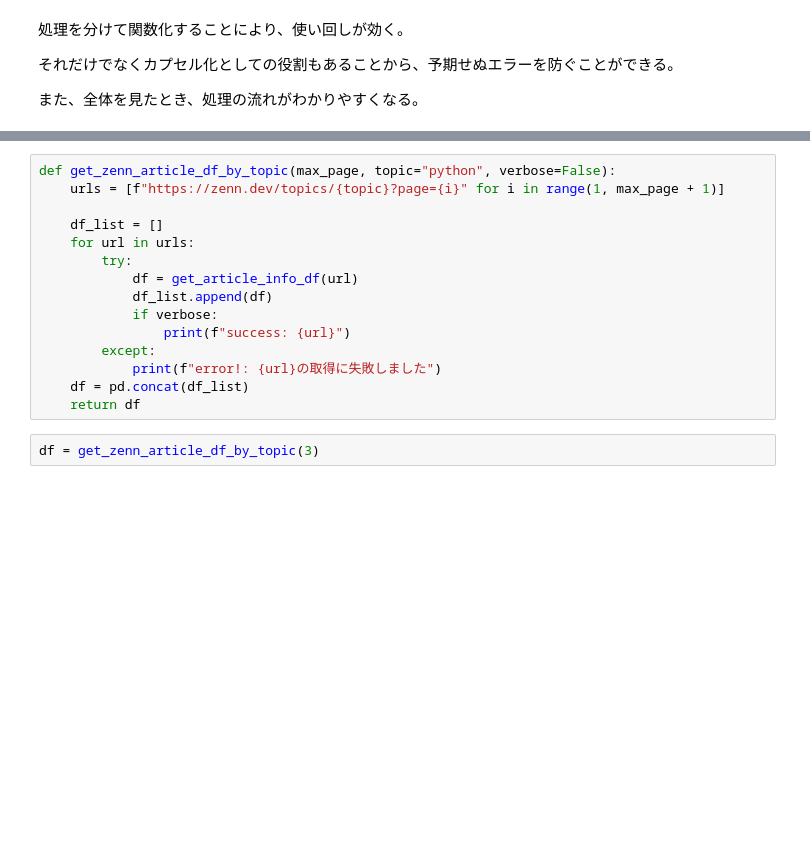
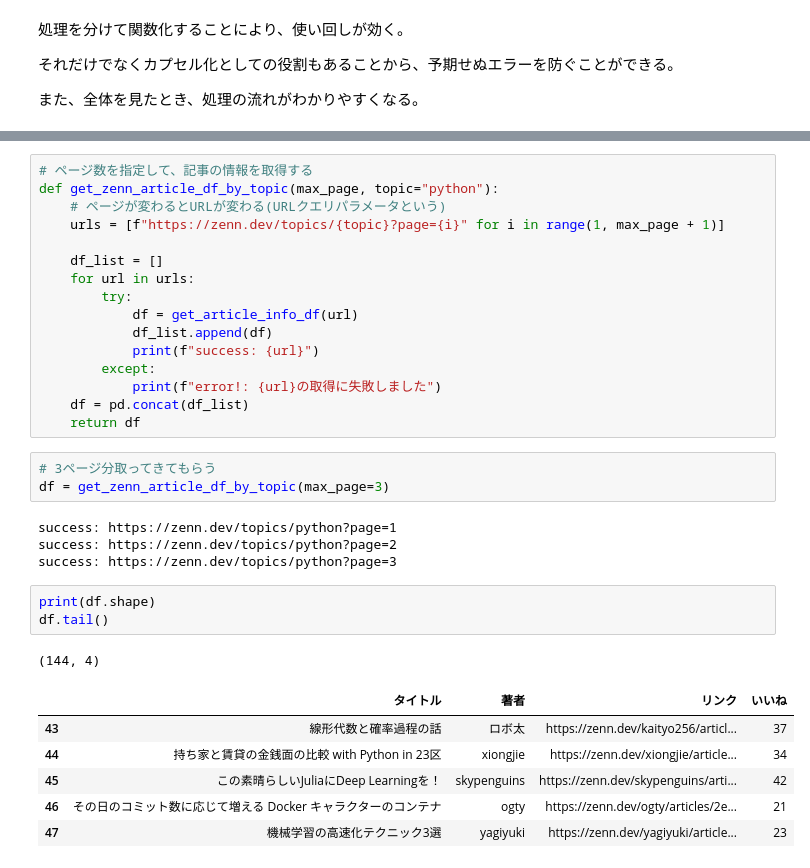
Before and after one commit to nyatinte/dsci_scraping_material, a Jupyter notebook: main.ipynb, the cells around one changed output, grey strips where cells are left out. Cells and saved outputs as stored; diff of their text form; blank space fills up the shorter version.

```diff
--- a/main.ipynb
+++ b/main.ipynb
@@ -119,5 +323,7 @@ def get_article_info_df(url):
 # %%
-def get_zenn_article_df_by_topic(max_page, topic="python", verbose=False):
+# ページ数を指定して、記事の情報を取得する
+def get_zenn_article_df_by_topic(max_page, topic="python"):
+    # ページが変わるとURLが変わる(URLクエリパラメータという)
     urls = [f"https://zenn.dev/topics/{topic}?page={i}" for i in range(1, max_page + 1)]
 
     df_list = []
@@ -125,11 +331,26 @@ def get_zenn_article_df_by_topic(max_page, topic="python", verbose=False):
         try:
             df = get_article_info_df(url)
             df_list.append(df)
-            if verbose:
-                print(f"success: {url}")
+            print(f"success: {url}")
         except:
             print(f"error!: {url}の取得に失敗しました")
     df = pd.concat(df_list)
     return df
-# %%
-df = get_zenn_article_df_by_topic(3)
+# %%
+# 3ページ分取ってきてもらう
+df = get_zenn_article_df_by_topic(max_page=3)
+# %% [output]
+success: https://zenn.dev/topics/python?page=1
+success: https://zenn.dev/topics/python?page=2
+success: https://zenn.dev/topics/python?page=3
+# %%
+print(df.shape)
+df.tail()
+# %% [output]
+(144, 4)
+|  | タイトル | 著者 | リンク | いいね |
+| 43 | 線形代数と確率過程の話 | ロボ太 | https://zenn.dev/kaityo256/articl... | 37 |
+| 44 | 持ち家と賃貸の金銭面の比較 with Python in 23区 | xiongjie | https://zenn.dev/xiongjie/article... | 34 |
+| 45 | この素晴らしいJuliaにDeep Learningを！ | skypenguins | https://zenn.dev/skypenguins/arti... | 42 |
+| 46 | その日のコミット数に応じて増える Docker キャラクターのコンテナ | ogty | https://zenn.dev/ogty/articles/2e... | 21 |
+| 47 | 機械学習の高速化テクニック3選 | yagiyuki | https://zenn.dev/yagiyuki/article... | 23 |
```
Also changed, not shown: parts of 43 cells of this notebook, 1 other file.
